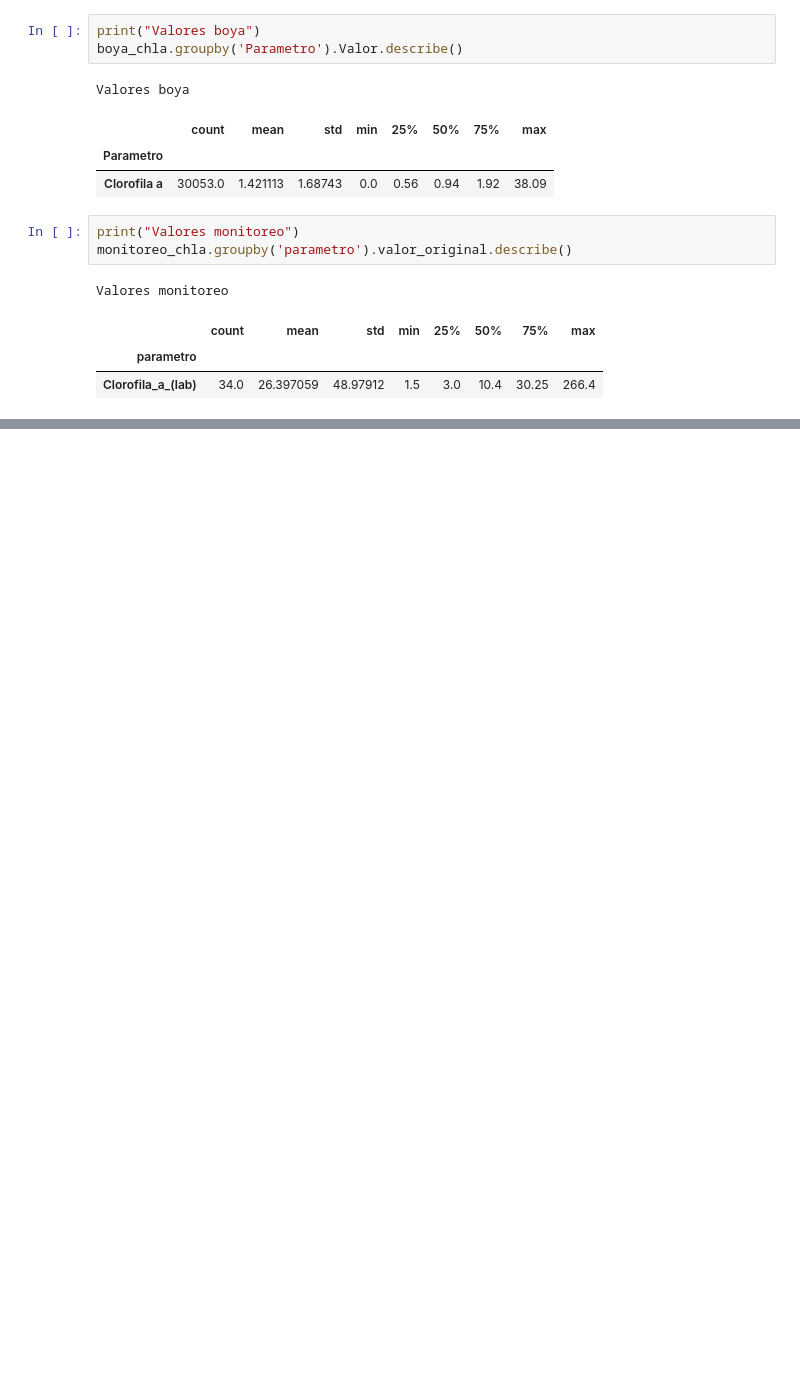
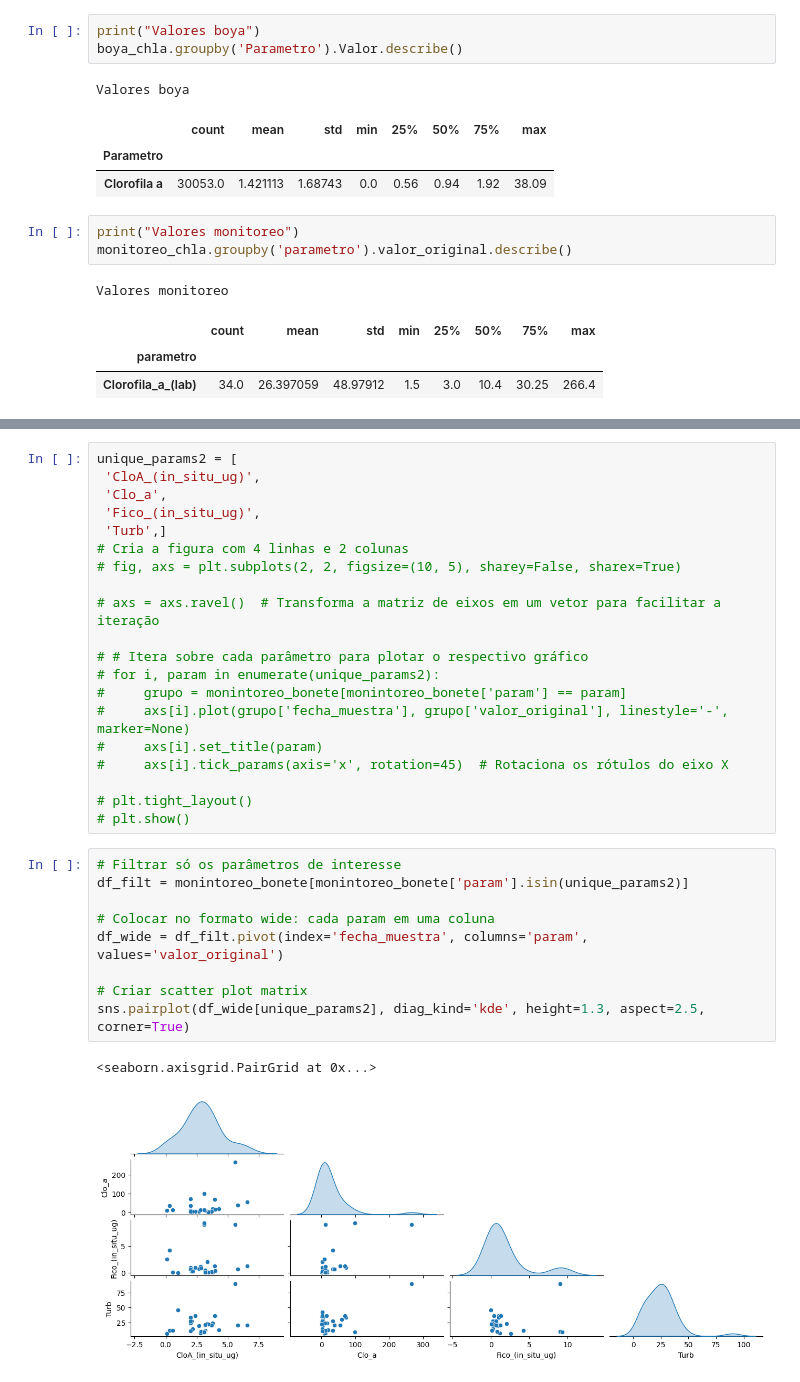
Before and after one commit to FelipeSBarros/EAD_doutorado, a Jupyter notebook: NoteBooks/Comparativo_monitoreo_automatica.ipynb, the cells around one changed output, grey strips where cells are left out. Cells and saved outputs as stored; diff of their text form; blank space fills up the shorter version.

```diff
--- a/NoteBooks/Comparativo_monitoreo_automatica.ipynb
+++ b/NoteBooks/Comparativo_monitoreo_automatica.ipynb
@@ -201,0 +259,32 @@ plt.show()
+# %%
+unique_params2 = [
+ 'CloA_(in_situ_ug)',
+ 'Clo_a',
+ 'Fico_(in_situ_ug)',
+ 'Turb',]
+# Cria a figura com 4 linhas e 2 colunas
+# fig, axs = plt.subplots(2, 2, figsize=(10, 5), sharey=False, sharex=True)
+
+# axs = axs.ravel()  # Transforma a matriz de eixos em um vetor para facilitar a iteração
+
+# # Itera sobre cada parâmetro para plotar o respectivo gráfico
+# for i, param in enumerate(unique_params2):
+#     grupo = monintoreo_bonete[monintoreo_bonete['param'] == param]
+#     axs[i].plot(grupo['fecha_muestra'], grupo['valor_original'], linestyle='-', marker=None)
+#     axs[i].set_title(param)
+#     axs[i].tick_params(axis='x', rotation=45)  # Rotaciona os rótulos do eixo X
+
+# plt.tight_layout()
+# plt.show()
+# %%
+# Filtrar só os parâmetros de interesse
+df_filt = monintoreo_bonete[monintoreo_bonete['param'].isin(unique_params2)]
+
+# Colocar no formato wide: cada param em uma coluna
+df_wide = df_filt.pivot(index='fecha_muestra', columns='param', values='valor_original')
+
+# Criar scatter plot matrix
+sns.pairplot(df_wide[unique_params2], diag_kind='kde', height=1.3, aspect=2.5, corner=True)
+# %% [output]
+<seaborn.axisgrid.PairGrid at 0x...>
+[figure, added]
```
Also changed, not shown: parts of 26 cells of this notebook, 2 other files.
